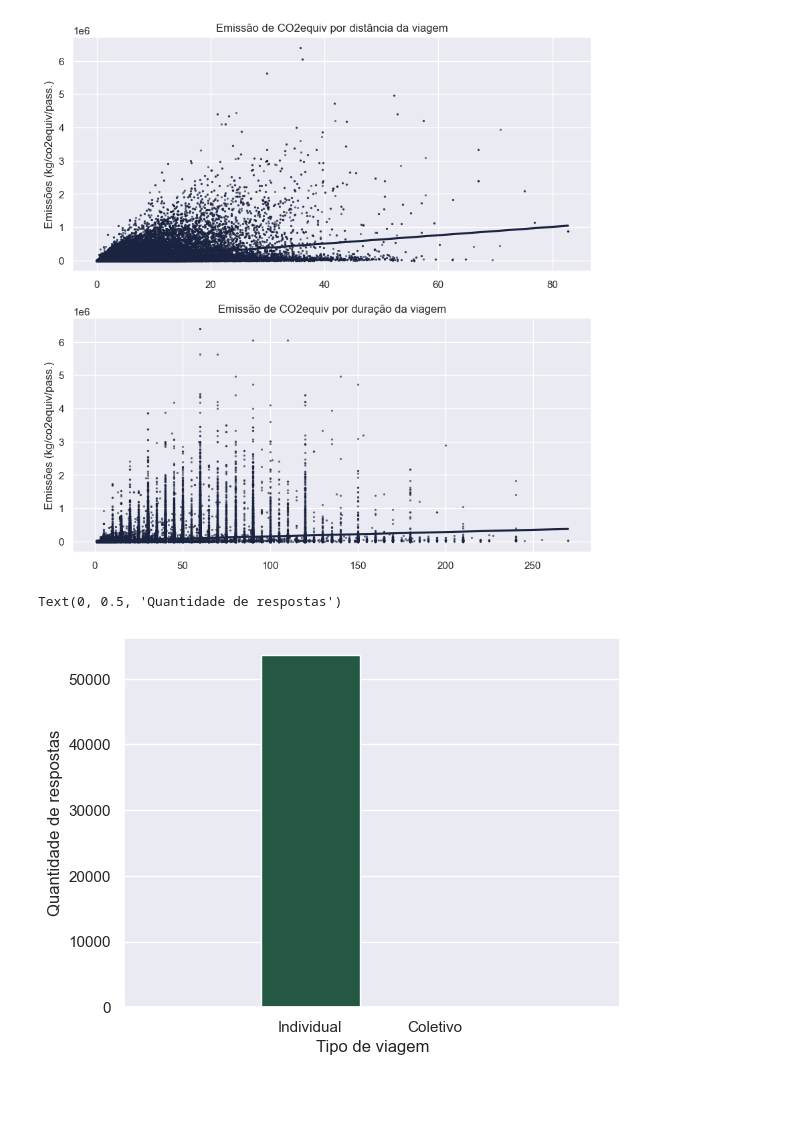
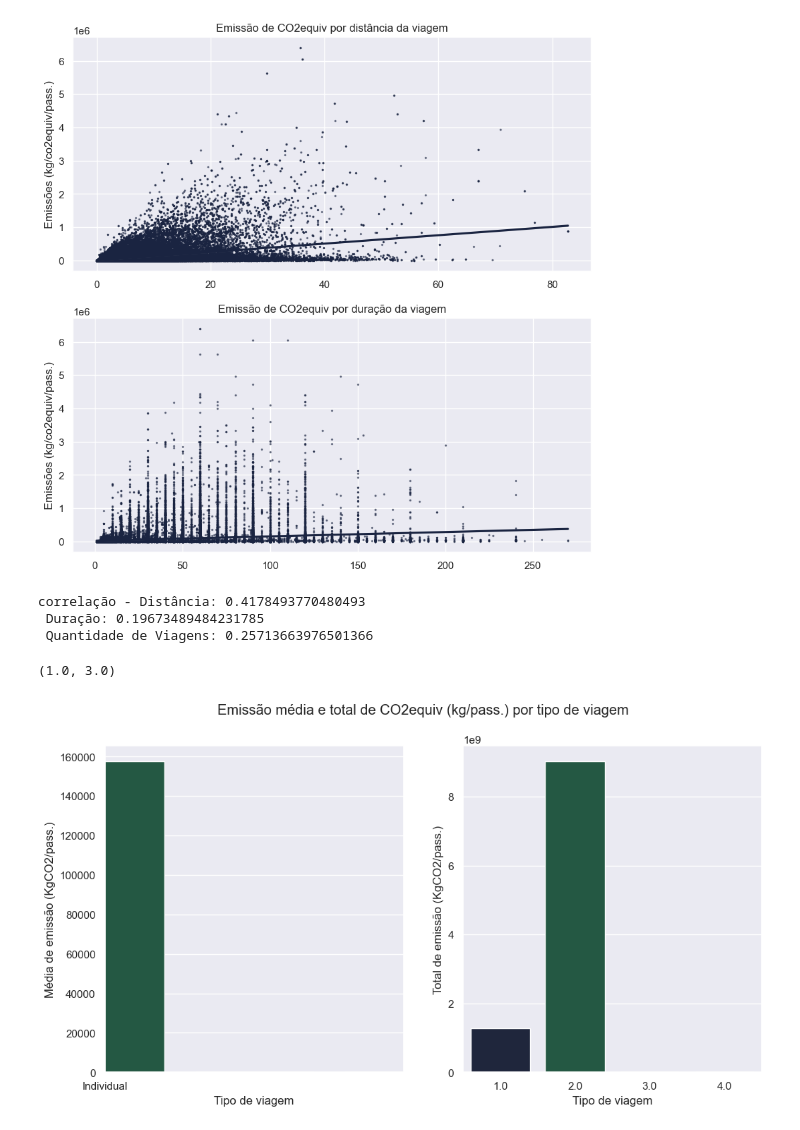
Before and after one commit to LissesCastro/Mobilidade-e-CO2, a Jupyter notebook: analise.ipynb, the cells around one changed output. Saved outputs shown, nothing was run; the diff lists cells and outputs as text; code cells hidden in the pictures; blank space fills up the shorter version.

```diff
--- a/analise.ipynb
+++ b/analise.ipynb
@@ -191,14 +191,33 @@ axs[1].set_ylabel('Emissões (kg/co2equiv/pass.)')
 # %% [output]
 Text(0, 0.5, 'Emissões (kg/co2equiv/pass.)')
 [figure]
-# %%
-df_carro = df[df['MODOPRIN'] == 'automovel']
-
-sns.countplot(x='TIPVG', data=df_carro)
-
-plt.xticks(ticks=[1, 2], labels=["Individual", "Coletivo"])
-plt.xlabel('Tipo de viagem')
-plt.ylabel('Quantidade de respostas')
-# %% [output]
-Text(0, 0.5, 'Quantidade de respostas')
-[figure, removed]
+# %%
+corr_distancia = df['total_emissoes_kg_co2_pass'].corr(df['DISTANCIA'])
+corr_duracao = df['total_emissoes_kg_co2_pass'].corr(df['DURACAO'])
+corr_quantidade_viagens = df['total_emissoes_kg_co2_pass'].corr(df['FE_VIA'])
+
+print('correlação - Distância: {} \n Duração: {} \n Quantidade de Viagens: {}'.format(corr_distancia, corr_duracao,  corr_quantidade_viagens))
+# %% [output]
+correlação - Distância: 0.4178493770480493
+ Duração: 0.19673489484231785
+ Quantidade de Viagens: 0.25713663976501366
+# %%
+df_viagens_mean = df.groupby('TIPVG',  as_index=False).mean()
+df_viagens_sum = df.groupby('TIPVG',  as_index=False).sum()
+
+fig, axs = plt.subplots(1, 2, figsize=(12, 6))
+sns.barplot(x='TIPVG', y='total_emissoes_kg_co2_pass', data=df_viagens_mean, ax=axs[0])
+sns.barplot(x='TIPVG', y='total_emissoes_kg_co2_pass', data=df_viagens_sum)
+
+axs[0].set_xlim(1,3)
+axs[0].set_xticklabels(labels=["Coletivo", "Individual", '', ''])
+plt.suptitle('Emissão média e total de CO2equiv (kg/pass.) por tipo de viagem')
+axs[0].set_xlabel('Tipo de viagem')
+axs[1].set_xlabel('Tipo de viagem')
+axs[0].set_ylabel('Média de emissão (KgCO2/pass.)')
+axs[1].set_ylabel('Total de emissão (KgCO2/pass.)')
+
+#plt.ylabel('Quantidade de respostas')
+# %% [output]
+(1.0, 3.0)
+[figure, added]
```
Also changed, not shown: parts of 1 cell of this notebook, 1 other file.
